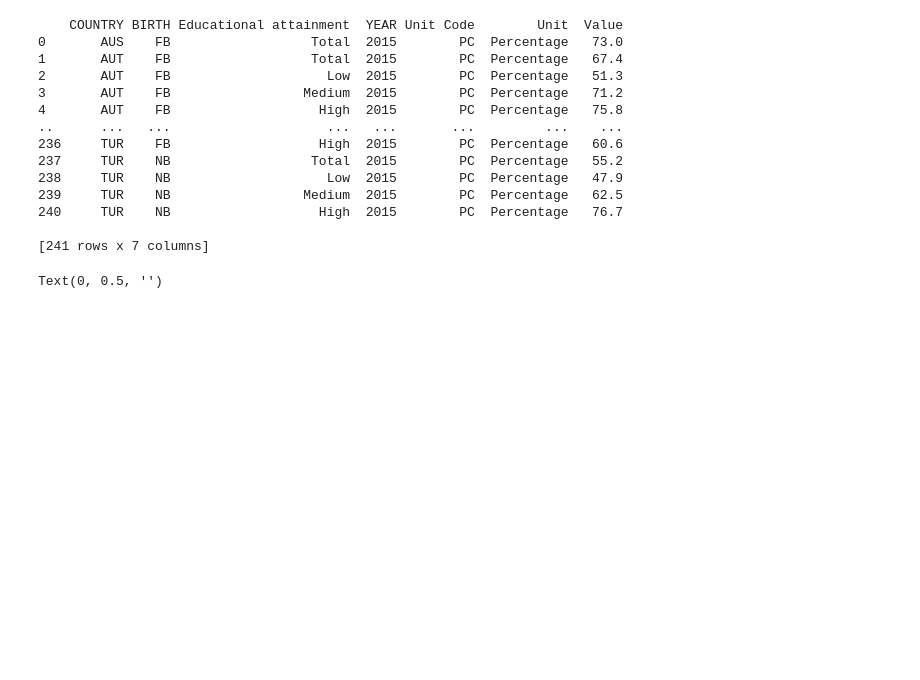
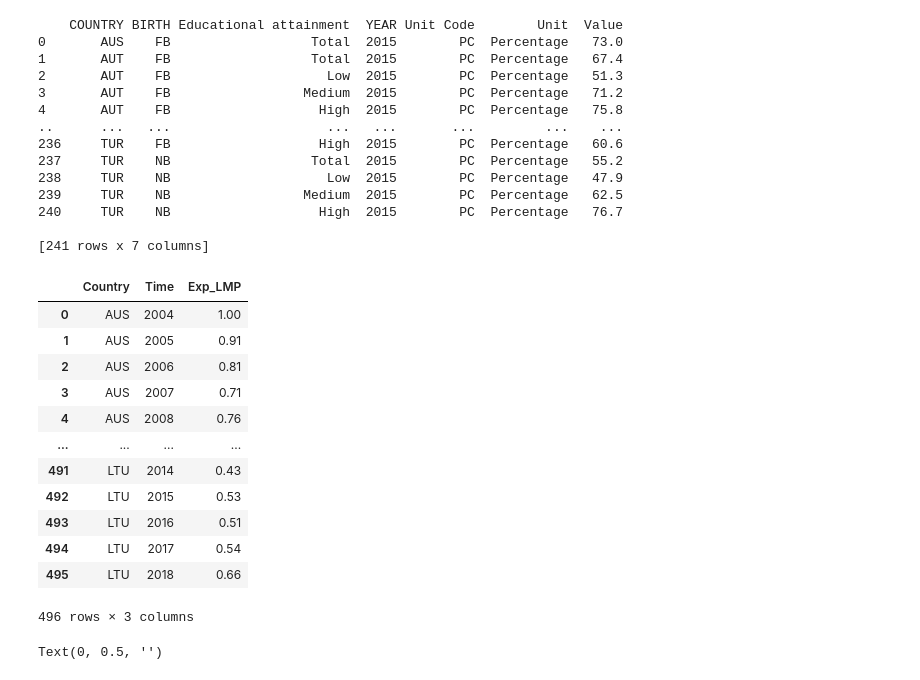
Before and after one commit to Victor-Manach/MODS206, a Jupyter notebook: Data_preparation_LM_indicators.ipynb, the cells around one changed output. Cells and saved outputs as stored; diff of their text form; code cells hidden in the pictures; blank space fills up the shorter version.

```diff
--- a/Data_preparation_LM_indicators.ipynb
+++ b/Data_preparation_LM_indicators.ipynb
@@ -54,6 +76,25 @@ employement_rate_2015_high = employement_rate_croped_2015[employement_rate_crope
 [241 rows x 7 columns]
 # %%
 public_exp_LMP = public_exp_LMP[['LFS_COUNTRY', 'PROG', 'Time', 'Value']]
+# %%
+public_exp_LMP_2004_2018 = public_exp_LMP[public_exp_LMP.PROG==100].drop(['PROG'], axis=1).reset_index(drop=True)
+public_exp_LMP_2004_2018.columns = ['Country', 'Time', 'Exp_LMP']
+# %%
+public_exp_LMP_2004_2018
+# %% [output]
+|  | Country | Time | Exp_LMP |
+| 0 | AUS | 2004 | 1.00 |
+| 1 | AUS | 2005 | 0.91 |
+| 2 | AUS | 2006 | 0.81 |
+| 3 | AUS | 2007 | 0.71 |
+| 4 | AUS | 2008 | 0.76 |
+| ... | ... | ... | ... |
+| 491 | LTU | 2014 | 0.43 |
+| 492 | LTU | 2015 | 0.53 |
+| 493 | LTU | 2016 | 0.51 |
+| 494 | LTU | 2017 | 0.54 |
+| 495 | LTU | 2018 | 0.66 |
+496 rows × 3 columns
 # %%
 public_exp_LMP_2017 = public_exp_LMP[(public_exp_LMP.Time==2017) & (public_exp_LMP['PROG']==100)].drop(['Time', 'PROG'], axis=1).reset_index(drop=True)
 # %%
```
Also changed, not shown: parts of 3 cells of this notebook, 8 other files.
